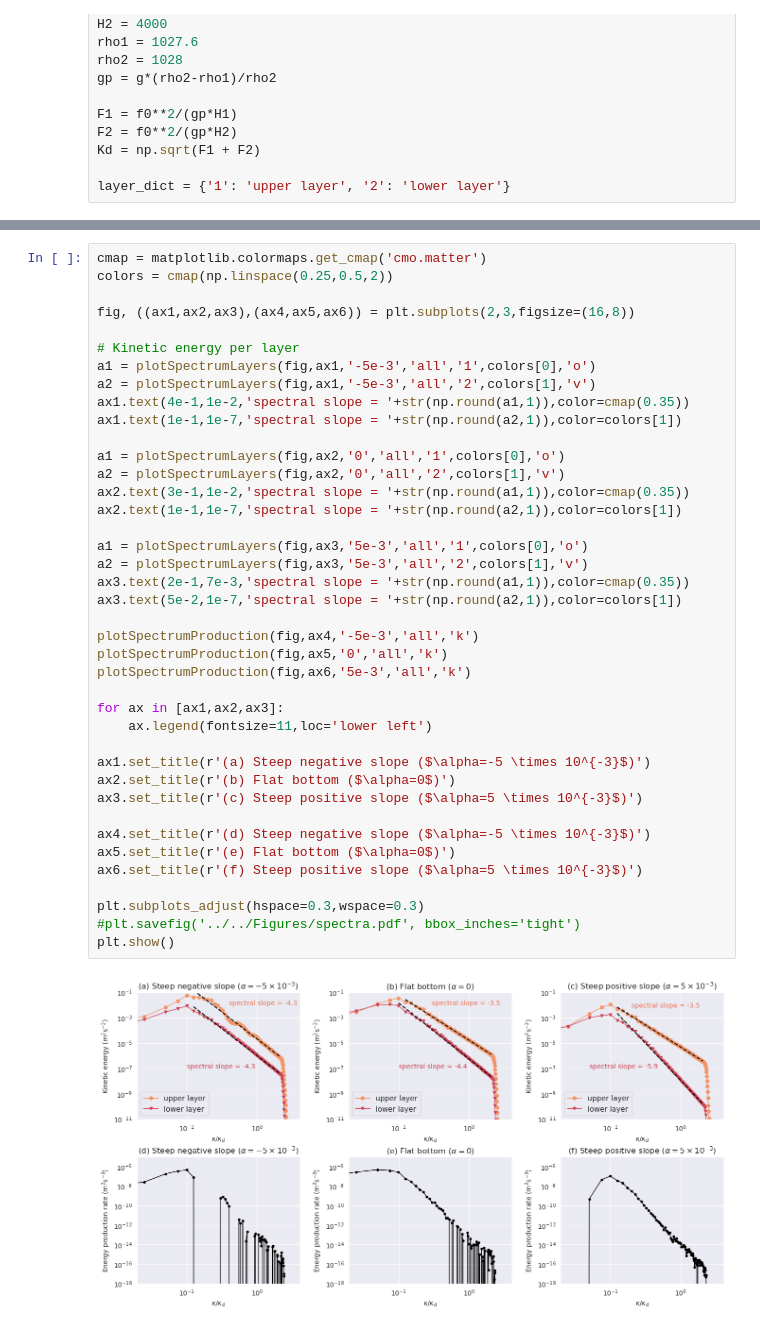
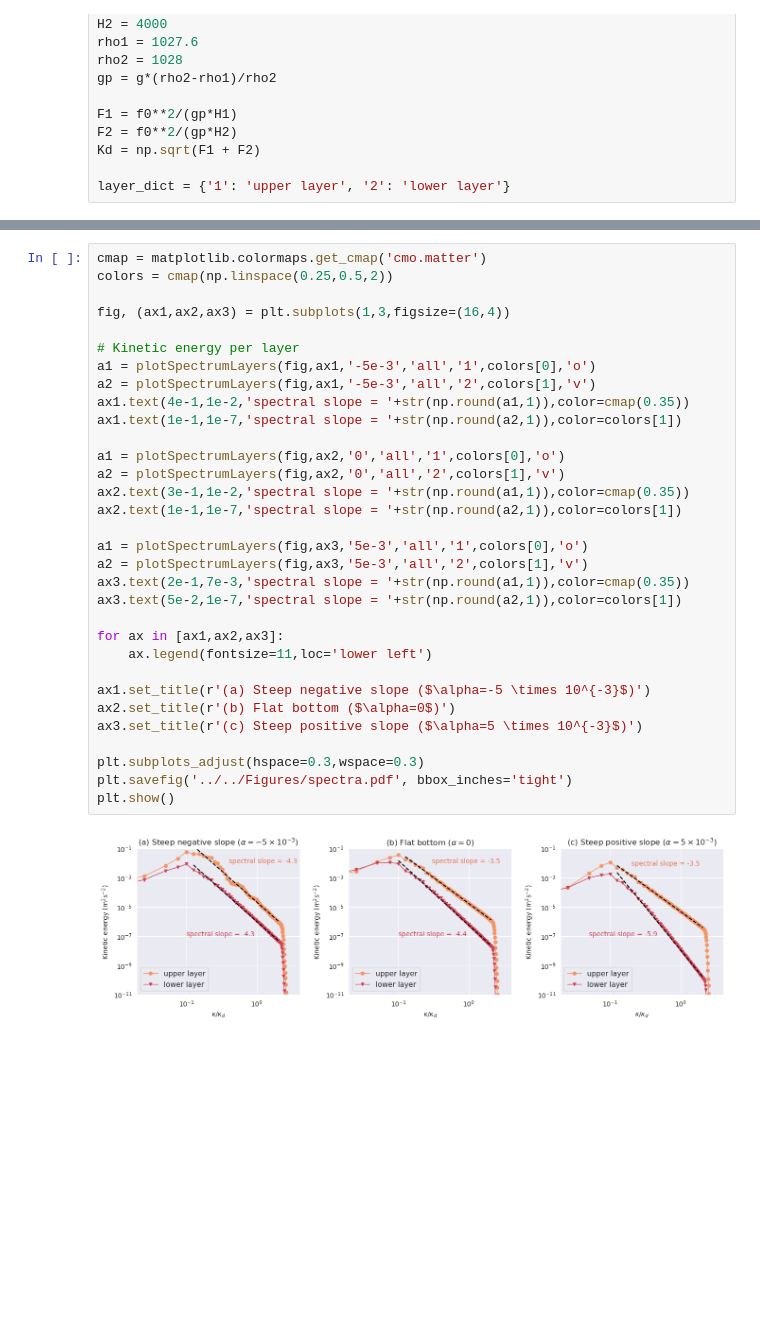
Before and after one commit to MiriamSterl/TwoLayerSlopeSimulations, a Jupyter notebook: plot_spectra.ipynb, the cells around one changed output, grey strips where cells are left out. Drawn from its saved outputs; the diff is of its cells as text; blank space fills up the shorter version.

Commit message:
Update plotting notebooks

```diff
--- a/plot_spectra.ipynb
+++ b/plot_spectra.ipynb
@@ -80,41 +61,33 @@ def plotSpectrumProduction(fig,ax,slope,field,color):
 cmap = matplotlib.colormaps.get_cmap('cmo.matter')
 colors = cmap(np.linspace(0.25,0.5,2))
 
-fig, ((ax1,ax2,ax3),(ax4,ax5,ax6)) = plt.subplots(2,3,figsize=(16,8))
+fig, (ax1,ax2,ax3) = plt.subplots(1,3,figsize=(16,4))
 
 # Kinetic energy per layer
 a1 = plotSpectrumLayers(fig,ax1,'-5e-3','all','1',colors[0],'o')
 a2 = plotSpectrumLayers(fig,ax1,'-5e-3','all','2',colors[1],'v')
 ax1.text(4e-1,1e-2,'spectral slope = '+str(np.round(a1,1)),color=cmap(0.35))
 ax1.text(1e-1,1e-7,'spectral slope = '+str(np.round(a2,1)),color=colors[1])
 
 a1 = plotSpectrumLayers(fig,ax2,'0','all','1',colors[0],'o')
 a2 = plotSpectrumLayers(fig,ax2,'0','all','2',colors[1],'v')
 ax2.text(3e-1,1e-2,'spectral slope = '+str(np.round(a1,1)),color=cmap(0.35))
 ax2.text(1e-1,1e-7,'spectral slope = '+str(np.round(a2,1)),color=colors[1])
 
 a1 = plotSpectrumLayers(fig,ax3,'5e-3','all','1',colors[0],'o')
 a2 = plotSpectrumLayers(fig,ax3,'5e-3','all','2',colors[1],'v')
 ax3.text(2e-1,7e-3,'spectral slope = '+str(np.round(a1,1)),color=cmap(0.35))
 ax3.text(5e-2,1e-7,'spectral slope = '+str(np.round(a2,1)),color=colors[1])
 
-plotSpectrumProduction(fig,ax4,'-5e-3','all','k')
-plotSpectrumProduction(fig,ax5,'0','all','k')
-plotSpectrumProduction(fig,ax6,'5e-3','all','k')
-
 for ax in [ax1,ax2,ax3]:
     ax.legend(fontsize=11,loc='lower left')
 
 ax1.set_title(r'(a) Steep negative slope ($\alpha=-5 \times 10^{-3}$)')
 ax2.set_title(r'(b) Flat bottom ($\alpha=0$)')
 ax3.set_title(r'(c) Steep positive slope ($\alpha=5 \times 10^{-3}$)')
 
-ax4.set_title(r'(d) Steep negative slope ($\alpha=-5 \times 10^{-3}$)')
-ax5.set_title(r'(e) Flat bottom ($\alpha=0$)')
-ax6.set_title(r'(f) Steep positive slope ($\alpha=5 \times 10^{-3}$)')
-
 plt.subplots_adjust(hspace=0.3,wspace=0.3)
-#plt.savefig('../../Figures/spectra.pdf', bbox_inches='tight')
+plt.savefig('../../Figures/spectra.pdf', bbox_inches='tight')
 plt.show()
 # %% [output]
-[figure, old version]
+[figure, new version]
```
Also changed, not shown: parts of 1 cell of this notebook, 6 other files.
